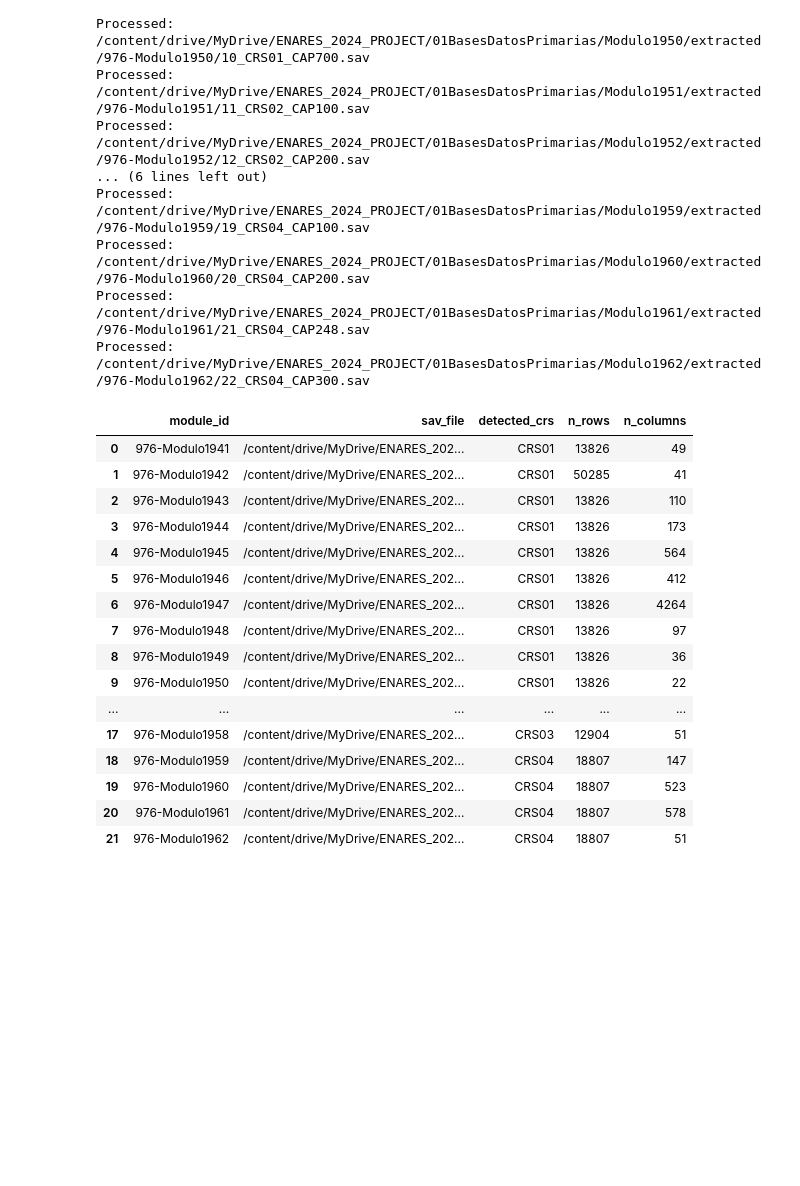
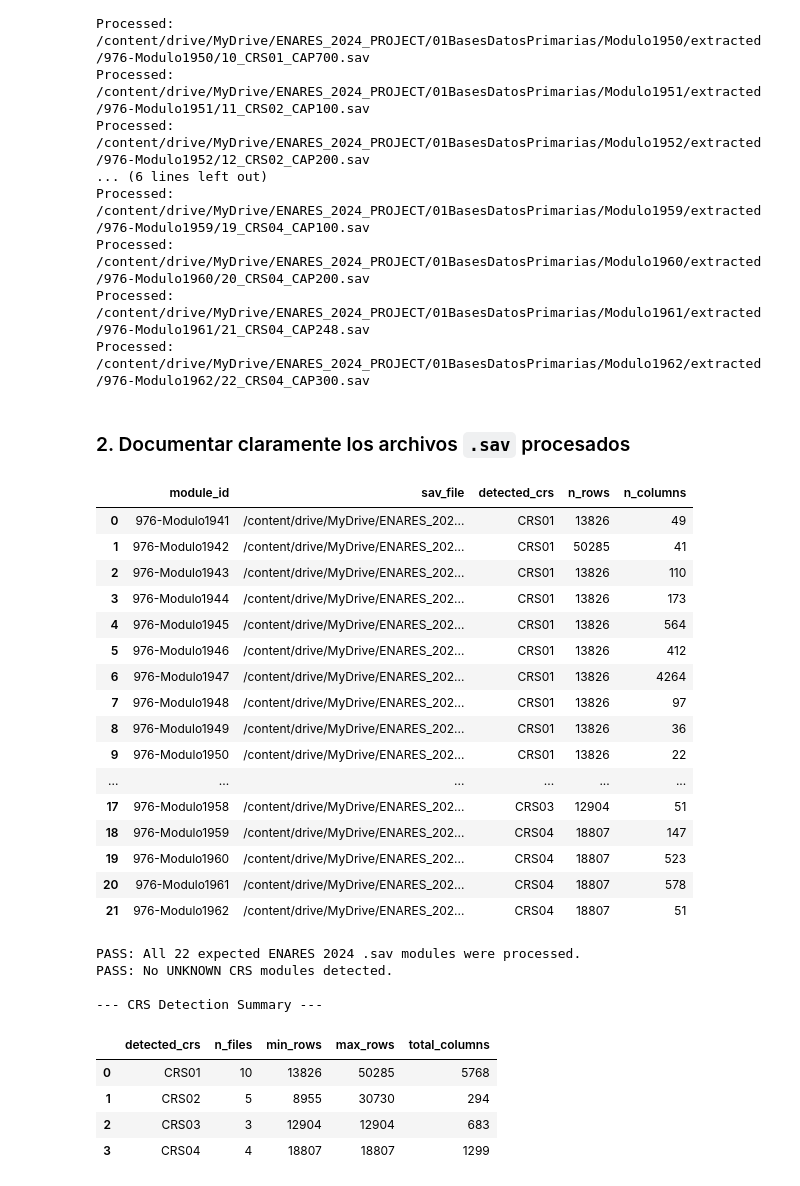
Before and after one commit to ascordero001-cell/enares-2024-crs04-ml, a Jupyter notebook: notebooks/01_ingesta/03_ENARES_2024_CRS04_identificar_modulo.ipynb, the cells around one changed output. Drawn from its saved outputs; the diff is of its cells as text; code cells hidden in the pictures; blank space fills up the shorter version.

```diff
--- a/notebooks/01_ingesta/03_ENARES_2024_CRS04_identificar_modulo.ipynb
+++ b/notebooks/01_ingesta/03_ENARES_2024_CRS04_identificar_modulo.ipynb
@@ -115,22 +264,64 @@ for m in metadata_list:
 
 df_crs_detection = pd.DataFrame(crs_detection_rows)
 
-df_crs_detection
+df_crs_detection = df_crs_detection.sort_values(by=["module_id", "sav_file"]).reset_index(drop=True)
-# %% [output]
-|  | module_id | sav_file | detected_crs | n_rows | n_columns |
-| 0 | 976-Modulo1941 | /content/drive/MyDrive/ENARES_202... | CRS01 | 13826 | 49 |
-| 1 | 976-Modulo1942 | /content/drive/MyDrive/ENARES_202... | CRS01 | 50285 | 41 |
-| 2 | 976-Modulo1943 | /content/drive/MyDrive/ENARES_202... | CRS01 | 13826 | 110 |
-| 3 | 976-Modulo1944 | /content/drive/MyDrive/ENARES_202... | CRS01 | 13826 | 173 |
-| 4 | 976-Modulo1945 | /content/drive/MyDrive/ENARES_202... | CRS01 | 13826 | 564 |
-| 5 | 976-Modulo1946 | /content/drive/MyDrive/ENARES_202... | CRS01 | 13826 | 412 |
-| 6 | 976-Modulo1947 | /content/drive/MyDrive/ENARES_202... | CRS01 | 13826 | 4264 |
-| 7 | 976-Modulo1948 | /content/drive/MyDrive/ENARES_202... | CRS01 | 13826 | 97 |
-| 8 | 976-Modulo1949 | /content/drive/MyDrive/ENARES_202... | CRS01 | 13826 | 36 |
-| 9 | 976-Modulo1950 | /content/drive/MyDrive/ENARES_202... | CRS01 | 13826 | 22 |
-| ... | ... | ... | ... | ... | ... |
-| 17 | 976-Modulo1958 | /content/drive/MyDrive/ENARES_202... | CRS03 | 12904 | 51 |
-| 18 | 976-Modulo1959 | /content/drive/MyDrive/ENARES_202... | CRS04 | 18807 | 147 |
-| 19 | 976-Modulo1960 | /content/drive/MyDrive/ENARES_202... | CRS04 | 18807 | 523 |
-| 20 | 976-Modulo1961 | /content/drive/MyDrive/ENARES_202... | CRS04 | 18807 | 578 |
-| 21 | 976-Modulo1962 | /content/drive/MyDrive/ENARES_202... | CRS04 | 18807 | 51 |
+# %% [markdown]
+### 2. Documentar claramente los archivos `.sav` procesados
+# %%
+display(df_crs_detection)
+
+expected_n_modules = 22
+processed_n_modules = len(df_crs_detection)
+
+if processed_n_modules == expected_n_modules:
+    print("PASS: All 22 expected ENARES 2024 .sav modules were processed.")
+else:
+    print(f"WARNING: Expected {expected_n_modules} modules, but processed {processed_n_modules}.")
+
+unknown_modules = df_crs_detection[df_crs_detection["detected_crs"] == "UNKNOWN"]
+if unknown_modules.empty:
+    print("PASS: No UNKNOWN CRS modules detected.")
+else:
+    print("WARNING: Some modules could not be classified:")
+    display(unknown_modules)
+
+df_crs_summary = (
+    df_crs_detection
+    .groupby("detected_crs")
+    .agg(
+        n_files=("sav_file", "count"),
+        min_rows=("n_rows", "min"),
+        max_rows=("n_rows", "max"),
+        total_columns=("n_columns", "sum")
+    )
+    .reset_index()
+)
+print("\n--- CRS Detection Summary ---")
+display(df_crs_summary)
+# %% [output]
+|  | module_id | sav_file | detected_crs | n_rows | n_columns |
+| 0 | 976-Modulo1941 | /content/drive/MyDrive/ENARES_202... | CRS01 | 13826 | 49 |
+| 1 | 976-Modulo1942 | /content/drive/MyDrive/ENARES_202... | CRS01 | 50285 | 41 |
+| 2 | 976-Modulo1943 | /content/drive/MyDrive/ENARES_202... | CRS01 | 13826 | 110 |
+| 3 | 976-Modulo1944 | /content/drive/MyDrive/ENARES_202... | CRS01 | 13826 | 173 |
+| 4 | 976-Modulo1945 | /content/drive/MyDrive/ENARES_202... | CRS01 | 13826 | 564 |
+| 5 | 976-Modulo1946 | /content/drive/MyDrive/ENARES_202... | CRS01 | 13826 | 412 |
+| 6 | 976-Modulo1947 | /content/drive/MyDrive/ENARES_202... | CRS01 | 13826 | 4264 |
+| 7 | 976-Modulo1948 | /content/drive/MyDrive/ENARES_202... | CRS01 | 13826 | 97 |
+| 8 | 976-Modulo1949 | /content/drive/MyDrive/ENARES_202... | CRS01 | 13826 | 36 |
+| 9 | 976-Modulo1950 | /content/drive/MyDrive/ENARES_202... | CRS01 | 13826 | 22 |
+| ... | ... | ... | ... | ... | ... |
+| 17 | 976-Modulo1958 | /content/drive/MyDrive/ENARES_202... | CRS03 | 12904 | 51 |
+| 18 | 976-Modulo1959 | /content/drive/MyDrive/ENARES_202... | CRS04 | 18807 | 147 |
+| 19 | 976-Modulo1960 | /content/drive/MyDrive/ENARES_202... | CRS04 | 18807 | 523 |
+| 20 | 976-Modulo1961 | /content/drive/MyDrive/ENARES_202... | CRS04 | 18807 | 578 |
+| 21 | 976-Modulo1962 | /content/drive/MyDrive/ENARES_202... | CRS04 | 18807 | 51 |
+PASS: All 22 expected ENARES 2024 .sav modules were processed.
+PASS: No UNKNOWN CRS modules detected.
+
+--- CRS Detection Summary ---
+|  | detected_crs | n_files | min_rows | max_rows | total_columns |
+| 0 | CRS01 | 10 | 13826 | 50285 | 5768 |
+| 1 | CRS02 | 5 | 8955 | 30730 | 294 |
+| 2 | CRS03 | 3 | 12904 | 12904 | 683 |
+| 3 | CRS04 | 4 | 18807 | 18807 | 1299 |
```
Also changed, not shown: parts of 13 cells of this notebook.
